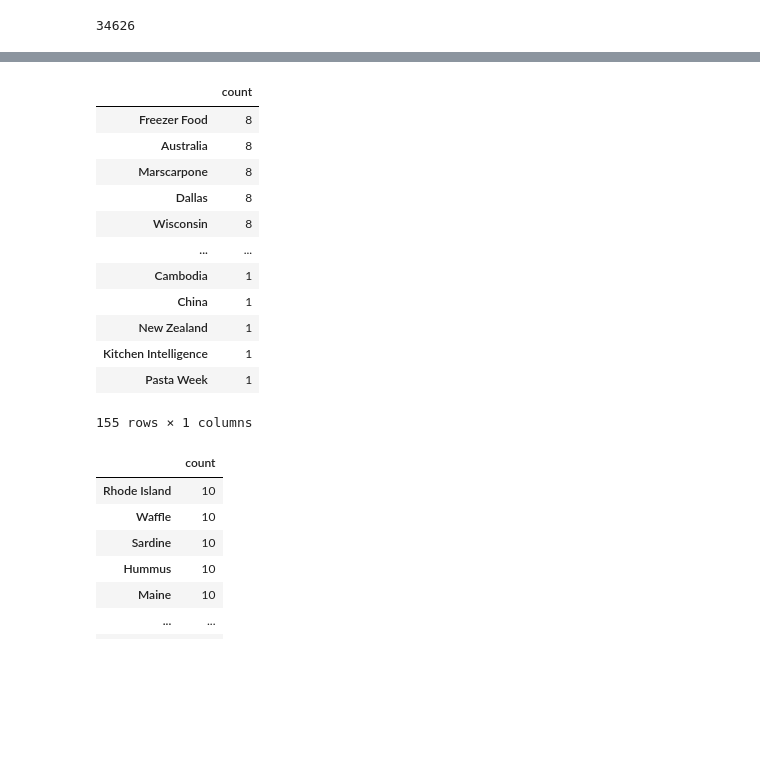
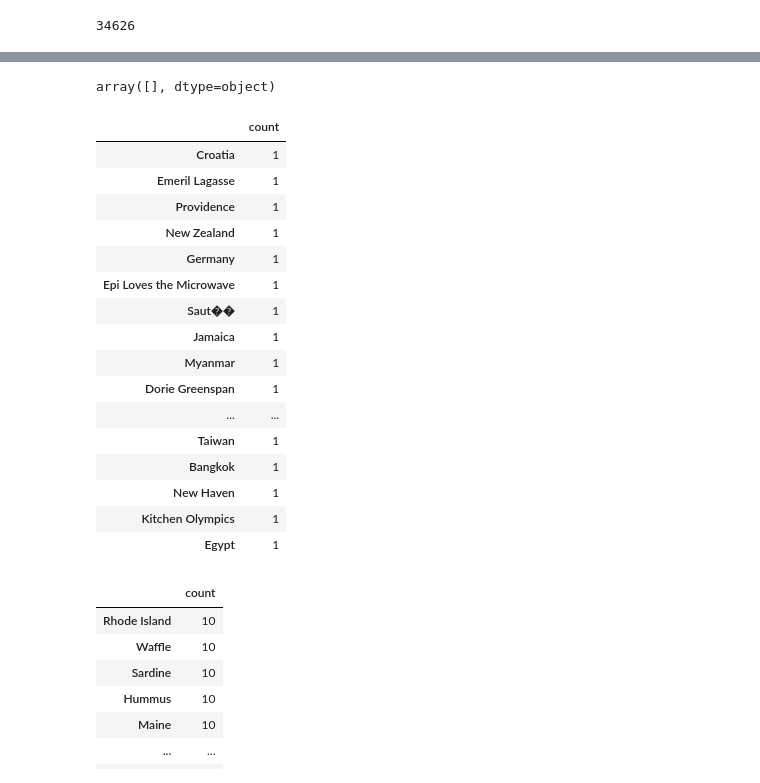
Before and after one commit to Sisyphus192/deep-dishes, a Jupyter notebook: notebooks/Correlation.ipynb, the cells around one changed output, grey strips where cells are left out. Drawn from its saved outputs; the diff is of its cells as text; code cells hidden in the pictures; blank space fills up the shorter version.

Commit message:
got list of cuisine origin country

```diff
--- a/notebooks/Correlation.ipynb
+++ b/notebooks/Correlation.ipynb
@@ -36,4 +36,6 @@ len(epi_data_df)
 tags_name = pd.DataFrame()
 # %%
 tags_name['count'] = epi_data_df['tags'].apply(pd.Series).stack().value_counts()
+# %%
+tags_name['tags'] = epi_data_df['tags'].apply(pd.Series).stack().unique()
 # %%
@@ -59,3 +60,7 @@ country = tags_name.loc[(tags_name['count'] <9)]
+# %%
+country
+# %% [output]
+array([], dtype=object)
 # %%
 country = np.array(country)
 # %%
@@ -63,19 +83,23 @@ cuisine = ['Massachusetts','Georgia','New Jersey','Texas','Los Angeles','Pennsyl
 # %%
-tags_name.loc[(tags_name['count'] <9)]
+tags_name.loc[(tags_name['count'] ==1)]
 # %% [output]
 |  | count |
-| Freezer Food | 8 |
-| Australia | 8 |
-| Marscarpone | 8 |
-| Dallas | 8 |
-| Wisconsin | 8 |
+| Croatia | 1 |
+| Emeril Lagasse | 1 |
+| Providence | 1 |
+| New Zealand | 1 |
+| Germany | 1 |
+| Epi Loves the Microwave | 1 |
+| Saut�� | 1 |
+| Jamaica | 1 |
+| Myanmar | 1 |
+| Dorie Greenspan | 1 |
 | ... | ... |
-| Cambodia | 1 |
-| China | 1 |
-| New Zealand | 1 |
-| Kitchen Intelligence | 1 |
-| Pasta Week | 1 |
+| Taiwan | 1 |
+| Bangkok | 1 |
+| New Haven | 1 |
+| Kitchen Olympics | 1 |
+| Egypt | 1 |
-155 rows × 1 columns
 # %%
 tags_name.drop(tags_name.loc[tags_name['count'] == 1].index,inplace=True)
 # %%
```
Also changed, not shown: parts of 4 cells of this notebook, 1 other file.
